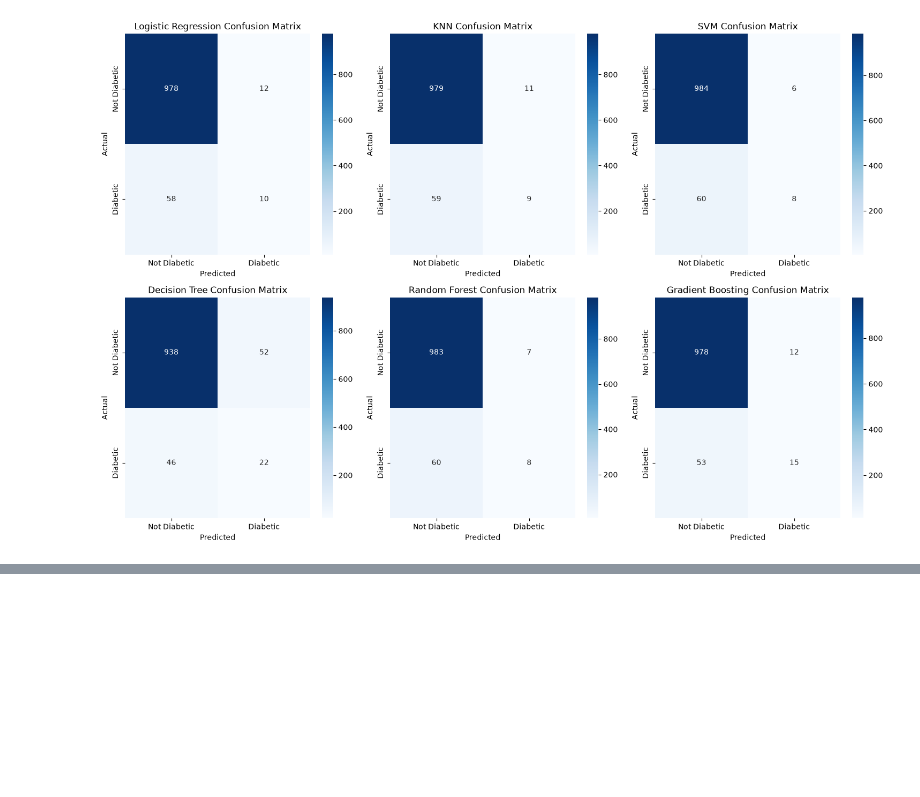
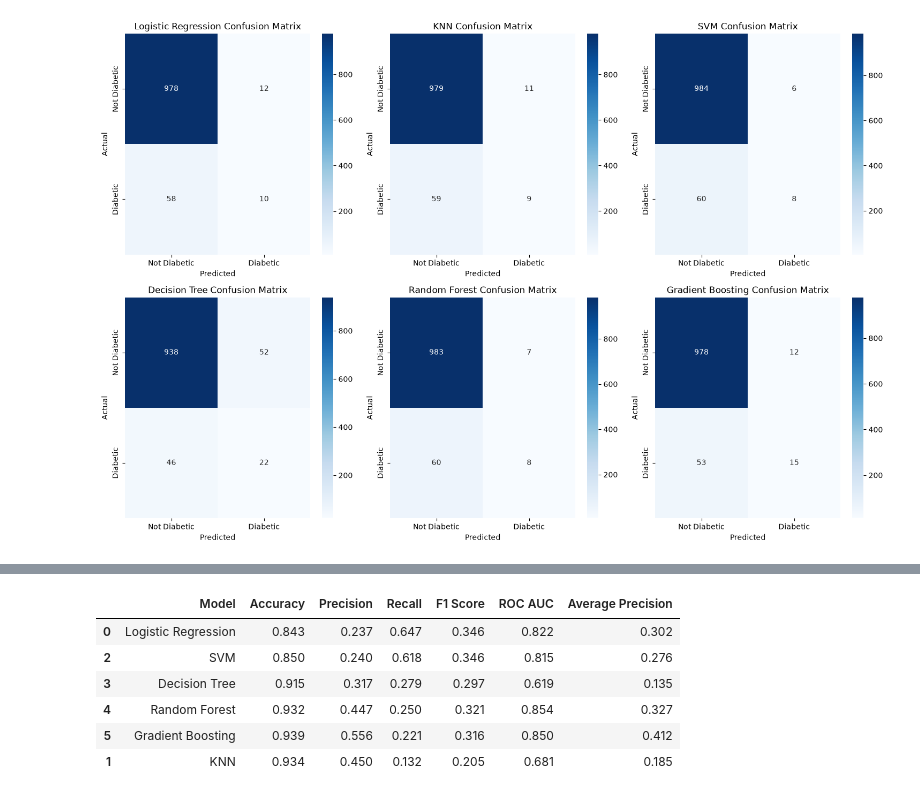
Before and after one commit to eoagyen/diabetes_risk_prediction, a Jupyter notebook: notebooks/modelling.ipynb, the cells around one changed output, grey strips where cells are left out. Cells and saved outputs as stored; diff of their text form; code cells hidden in the pictures; blank space fills up the shorter version.

```diff
--- a/notebooks/modelling.ipynb
+++ b/notebooks/modelling.ipynb
@@ -200,0 +244,40 @@ plt.show()
+# %%
+from sklearn.metrics import (
+    accuracy_score,
+    precision_score,
+    recall_score,
+    f1_score,
+    roc_auc_score,
+    average_precision_score
+)
+
+balanced_models_results = []
+
+for name, model in balanced_models.items():
+    y_pred = model.predict(X_test)
+    y_proba = model.predict_proba(X_test)[:, 1]
+
+    balanced_models_results.append({
+        "Model": name,
+        "Accuracy": accuracy_score(y_test, y_pred),
+        "Precision": precision_score(y_test, y_pred, zero_division=0),
+        "Recall": recall_score(y_test, y_pred, zero_division=0),
+        "F1 Score": f1_score(y_test, y_pred, zero_division=0),
+        "ROC AUC": roc_auc_score(y_test, y_proba),
+        "Average Precision": average_precision_score(y_test, y_proba)
+    })
+
+balanced_models_results_df = pd.DataFrame(balanced_models_results)
+
+balanced_models_results_df.sort_values(
+    by="Recall",
+    ascending=False
+).round(3)
+# %% [output]
+|  | Model | Accuracy | Precision | Recall | F1 Score | ROC AUC | Average Precision |
+| 0 | Logistic Regression | 0.843 | 0.237 | 0.647 | 0.346 | 0.822 | 0.302 |
+| 2 | SVM | 0.850 | 0.240 | 0.618 | 0.346 | 0.815 | 0.276 |
+| 3 | Decision Tree | 0.915 | 0.317 | 0.279 | 0.297 | 0.619 | 0.135 |
+| 4 | Random Forest | 0.932 | 0.447 | 0.250 | 0.321 | 0.854 | 0.327 |
+| 5 | Gradient Boosting | 0.939 | 0.556 | 0.221 | 0.316 | 0.850 | 0.412 |
+| 1 | KNN | 0.934 | 0.450 | 0.132 | 0.205 | 0.681 | 0.185 |
```
Also changed, not shown: parts of 5 cells of this notebook.
